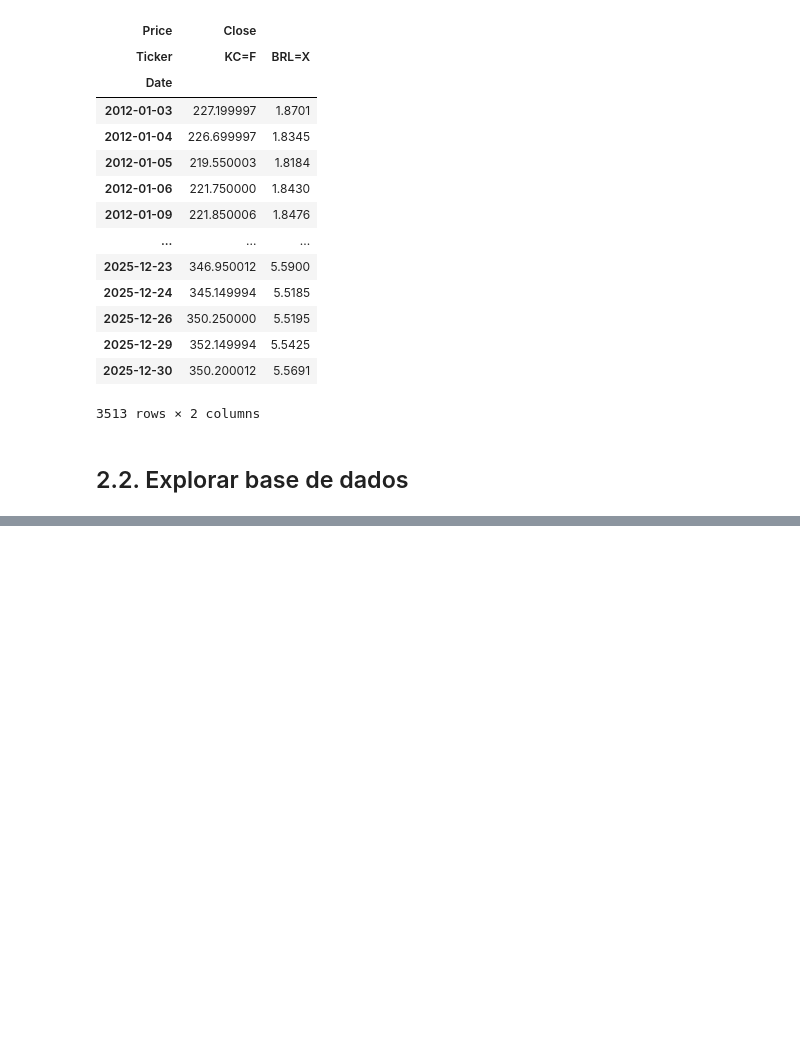
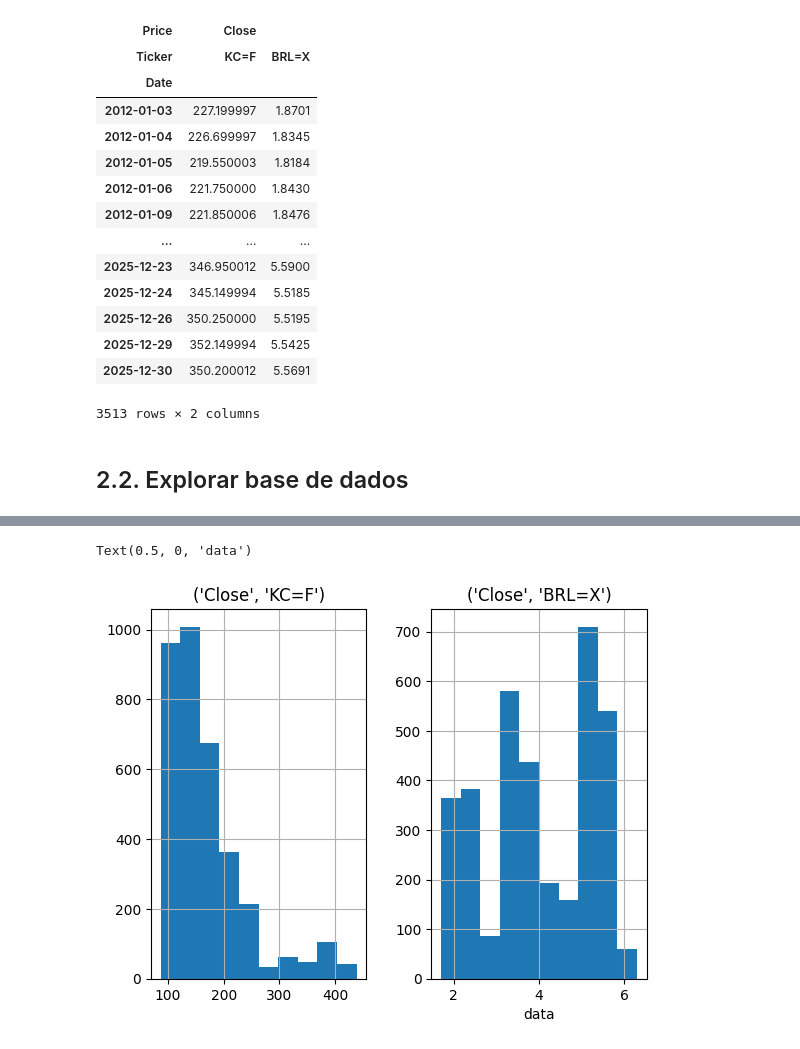
Before and after one commit to eulergomees/lstm_coffee_price, a Jupyter notebook: lstm_coffee_price.ipynb, the cells around one changed output, grey strips where cells are left out. Drawn from its saved outputs; the diff is of its cells as text; code cells hidden in the pictures; blank space fills up the shorter version.

```diff
--- a/lstm_coffee_price.ipynb
+++ b/lstm_coffee_price.ipynb
@@ -94,0 +111,6 @@ df
+# %%
+df.hist()
+plt.xlabel("data")
+# %% [output]
+Text(0.5, 0, 'data')
+[figure, added]
```
Also changed, not shown: parts of 2 cells of this notebook.
